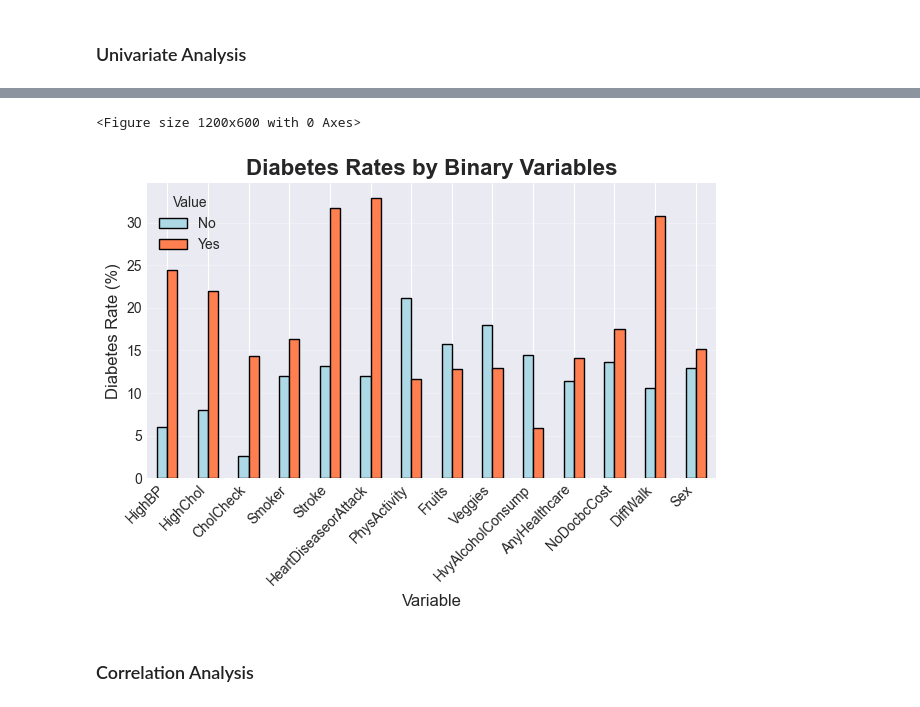
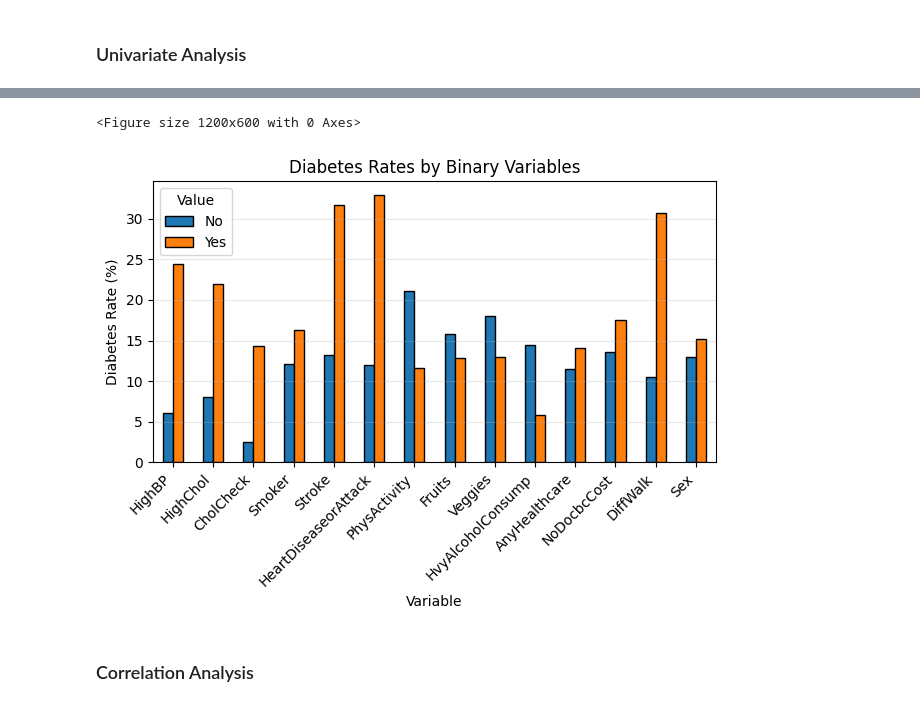
Before and after one commit to MohammedBabaqi/DiaClassifier-Benchmarking-ML-Models, a Jupyter notebook: notebooks/diabetes_classification_multiple_model_pipline.ipynb, the cells around one changed output, grey strips where cells are left out. Saved outputs shown, nothing was run; the diff lists cells and outputs as text; code cells hidden in the pictures.

```diff
--- a/notebooks/diabetes_classification_multiple_model_pipline.ipynb
+++ b/notebooks/diabetes_classification_multiple_model_pipline.ipynb
@@ -312,34 +338,34 @@ Sex
 # %%
 # Calculate diabetes rates for each binary column
 diabetes_rates = {}
 for col in binary_cols:
     crosstab = pd.crosstab(df[col], df['Diabetes_binary'], normalize='index')
     diabetes_rates[col] = crosstab[1] * 100  # Convert to percentage
 
 # Create DataFrame for plotting
 rate_df = pd.DataFrame(diabetes_rates).T
 
 # Plot
 plt.figure(figsize=(12, 6))
-rate_df.plot(kind='bar', color=['lightblue', 'coral'], edgecolor='black')
+rate_df.plot(kind='bar', edgecolor='black')
 
-plt.title('Diabetes Rates by Binary Variables', fontsize=16, fontweight='bold')
+plt.title('Diabetes Rates by Binary Variables')
 
-plt.xlabel('Variable', fontsize=12)
-plt.ylabel('Diabetes Rate (%)', fontsize=12)
+plt.xlabel('Variable')
+plt.ylabel('Diabetes Rate (%)')
 
 plt.legend(title='Value', labels=['No', 'Yes'])
 
 plt.xticks(rotation=45, ha='right')
 
 plt.grid(axis='y', alpha=0.3)
 
 
 plt.tight_layout()
 plt.show()
 # %% [output]
 <Figure size 1200x600 with 0 Axes>
-[figure, old version]
+[figure, new version]
 # %% [markdown]
 ### Correlation Analysis
 # %%
```
Also changed, not shown: parts of 26 cells of this notebook.
